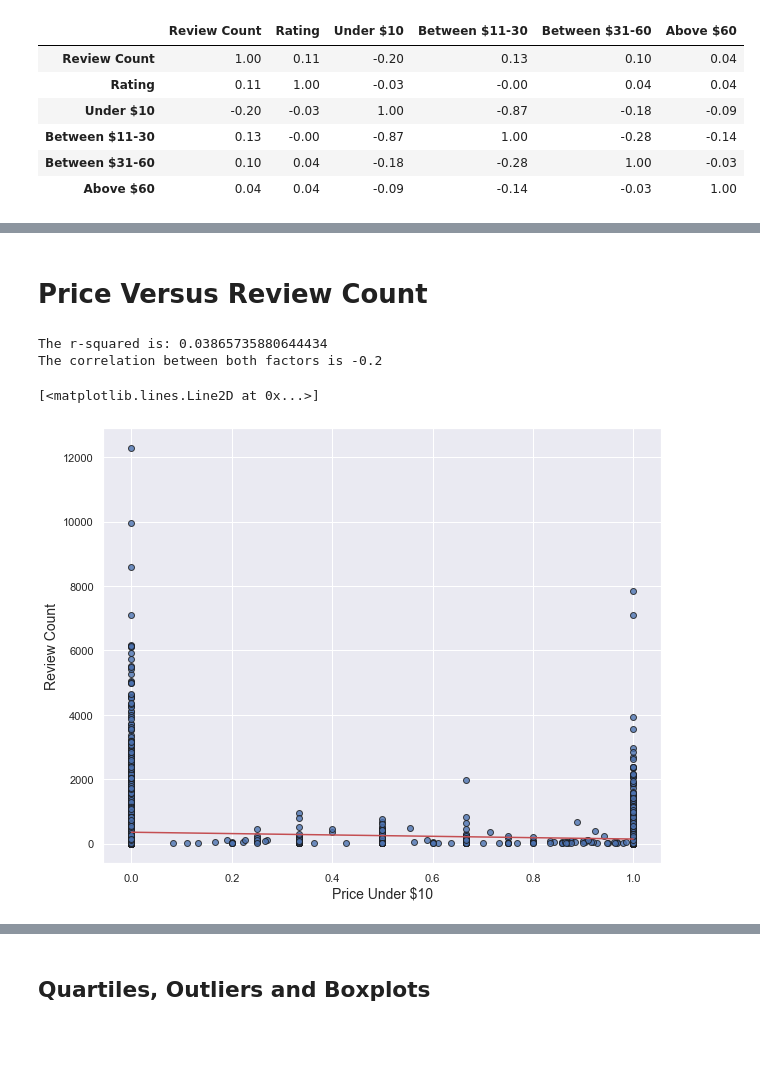
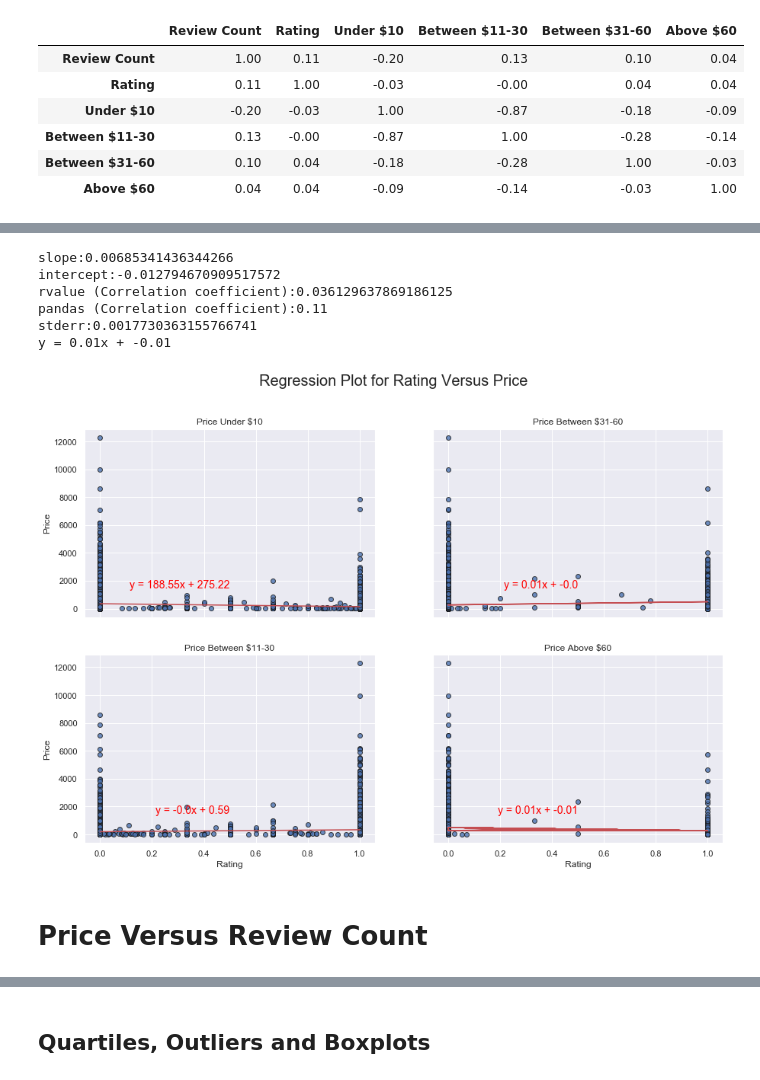
Before and after one commit to ermiasgelaye/Yelp-Challenge, a Jupyter notebook: pyRestaurants/yelp-challenge.ipynb, the cells around one changed output, grey strips where cells are left out. Drawn from its saved outputs; the diff is of its cells as text; code cells hidden in the pictures; blank space fills up the shorter version.

```diff
--- a/pyRestaurants/yelp-challenge.ipynb
+++ b/pyRestaurants/yelp-challenge.ipynb
@@ -870,12 +874,66 @@ The correlation between both factors is 0.04
+# %%
+# Rating vesrus price Above $60
+x_values_price_u60 = star_rating_price['Rating']
+y_values_price_u60 = star_rating_price['Above $60']
+(slope, intercept, rvalue, pvalue, stderr) = linregress(x_values_price_u60, y_values_price_u60)
+regress_values_u60 = x_values_price_u60 * slope + intercept
+line_eq_u60 = "y = " + str(round(slope,2)) + "x + " + str(round(intercept,2))
+print(f"slope:{slope}")
+print(f"intercept:{intercept}")
+print(f"rvalue (Correlation coefficient):{rvalue}")
+print(f"pandas (Correlation coefficient):{corr}")
+print(f"stderr:{stderr}")
+
+line_eq = "y = " + str(round(slope,2)) + "x + " + str(round(intercept,2))
+
+print(line_eq)
+# %% [output]
+slope:0.00685341436344266
+intercept:-0.012794670909517572
+rvalue (Correlation coefficient):0.036129637869186125
+pandas (Correlation coefficient):0.11
+stderr:0.0017730363155766741
+y = 0.01x + -0.01
+# %%
+# Regression plot for price versus rating
+
+fig, ax = plt.subplots(2, 2,figsize=(15,10))
+fig.suptitle("Regression Plot for Rating Versus Price",fontsize =20)
+# Price Under $10 versus rating
+ax[0, 0].scatter(x_values_price_10,y_values_price_10,alpha = 0.80, edgecolors = "k", linewidths = 1) #row=0, col=0
+ax[0, 0].plot(x_values_price_10,regress_values_10,"r-")
+ax[0, 0].set_title('Price Under $10')
+ax[0, 0].annotate(line_eq_10,xy=(1, 0.6),fontsize=14,xycoords='data',xytext=(0.5, 0.2), textcoords='axes fraction',horizontalalignment='right', verticalalignment='top',color="red")
+
+# Price Between $11-30 versus rating
+
+ax[1, 0].scatter(x_values_price_30,y_values_price_30,alpha = 0.80, edgecolors = "k", linewidths = 1) #row=0, col=0
+ax[1, 0].plot(x_values_price_30,regress_values_30,"r-")
+ax[1, 0].set_title('Price Between $11-30')
+ax[1, 0].annotate(line_eq_30,xy=(1, 0.6),fontsize=14,xycoords='data',xytext=(0.5, 0.2), textcoords='axes fraction',horizontalalignment='right', verticalalignment='top',color="red")
+# Price Between $31-60 versus rating
+ax[0, 1].scatter(x_values_price_60,y_values_price_60,alpha = 0.80, edgecolors = "k", linewidths = 1) #row=0, col=0
+ax[0, 1].plot(x_values_price_60,regress_values_60,"r-")
+ax[0, 1].set_title('Price Between $31-60')
+ax[0, 1].annotate(line_eq_60,xy=(1, 0.6),fontsize=14,xycoords='data',xytext=(0.5, 0.2), textcoords='axes fraction',horizontalalignment='right', verticalalignment='top',color="red")
+# Price Above $60 versus rating
+
+ax[1, 1].scatter(x_values_price_u60,y_values_price_u60,alpha = 0.80, edgecolors = "k", linewidths = 1) #row=0, col=0
+ax[1, 1].plot(x_values_price_u60,regress_values_60,"r-")
+ax[1, 1].set_title('Price Above $60')
+ax[1, 1].annotate(line_eq_u60,xy=(1, 0.6),fontsize=14,xycoords='data',xytext=(0.5, 0.2), textcoords='axes fraction',horizontalalignment='right', verticalalignment='top',color="red")
+for axs in ax.flat:
+    axs.set(xlabel='Rating', ylabel='Price')
+
+# Hide x labels and tick labels for top plots and y ticks for right plots.
+for axs in ax.flat:
+    axs.label_outer()
+
+
+
+plt.savefig("./output/regression_price_rating.png", bbox_inches="tight")
+plt.show()
+# %% [output]
+[figure, added]
 # %% [markdown]
 # Price Versus 	Review Count
-# %%
-# Review Coun vesrus price Under $10
-x_values = star_rating_price['Under $10']
-y_values = star_rating_price['Review Count']
-createLinearRegressionPlot(x_values, y_values, "Price Under $10", "Review Count", "Under $10",(0, 0))
-# %% [output]
-The r-squared is: 0.03865735880644434
-The correlation between both factors is -0.2
-[<matplotlib.lines.Line2D at 0x...>]
-[figure, removed]
```
Also changed, not shown: parts of 23 cells of this notebook, 10 other files.
